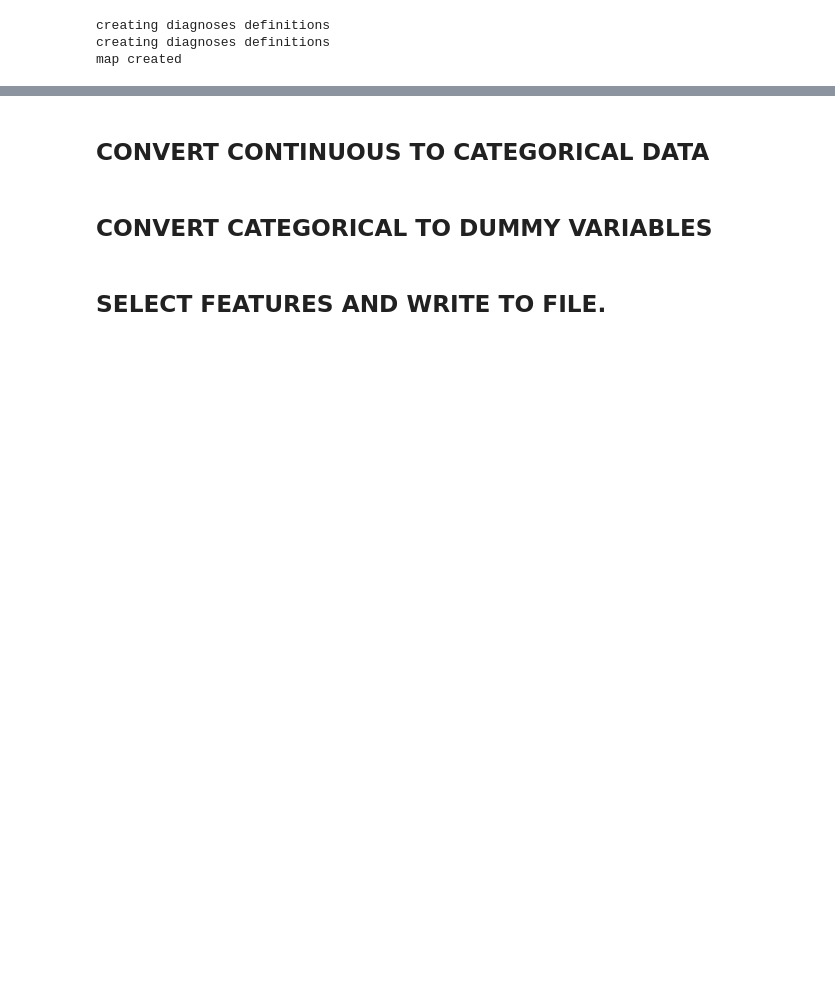
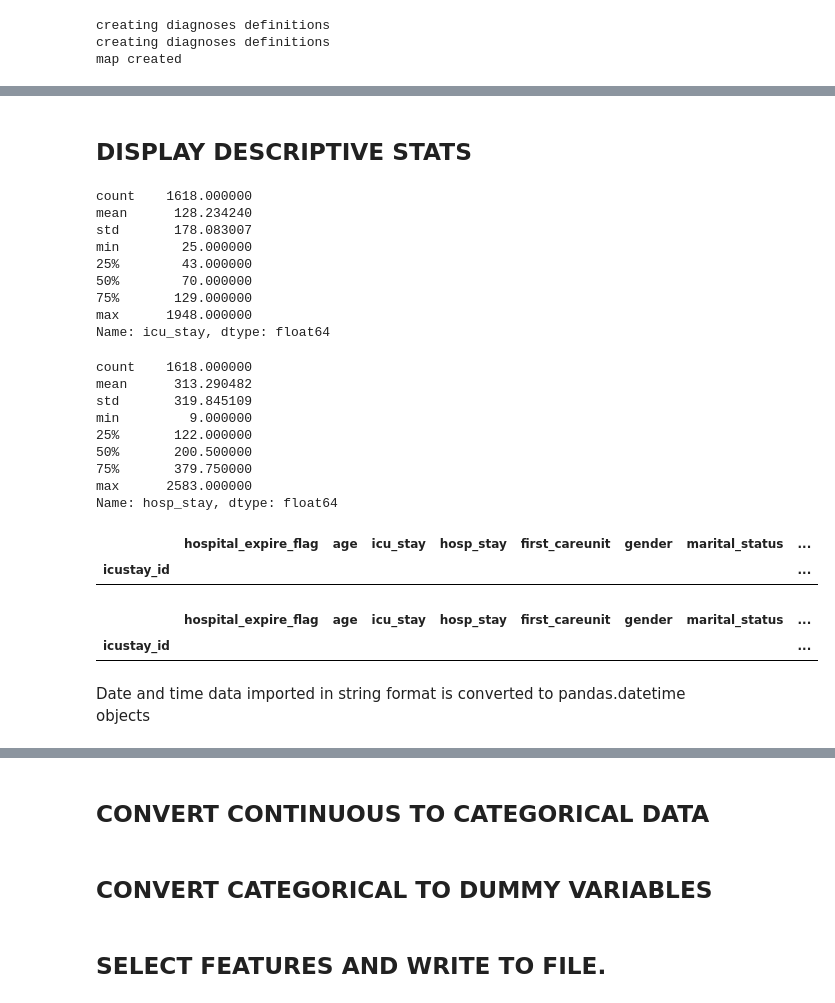
Before and after one commit to RJBeetel3/icu-data-exploration, a Jupyter notebook: icu_mortality_prediction/icu_mortality_prediction/notebooks/PATIENT_DEMOGRAPHICS_FIRST24.ipynb, the cells around one changed output, grey strips where cells are left out. Drawn from its saved outputs; the diff is of its cells as text; code cells hidden in the pictures; blank space fills up the shorter version.

```diff
--- a/icu_mortality_prediction/icu_mortality_prediction/notebooks/PATIENT_DEMOGRAPHICS_FIRST24.ipynb
+++ b/icu_mortality_prediction/icu_mortality_prediction/notebooks/PATIENT_DEMOGRAPHICS_FIRST24.ipynb
@@ -153,0 +203,39 @@ map created
+# %% [markdown]
+## DISPLAY DESCRIPTIVE STATS
+# %%
+display(ptnt_demog_data2_df.icu_stay.dropna().describe())
+display(ptnt_demog_data2_df.hosp_stay.dropna().describe())
+display(ptnt_demog_data2_df[ptnt_demog_data2_df.icu_stay <= 0])
+display(ptnt_demog_data2_df[ptnt_demog_data2_df.hosp_stay <=0])
+icu_stay_low = list(ptnt_demog_data2_df[ptnt_demog_data2_df['icu_stay'] <=0]['icu_stay'].unique())
+age_replace_vals = list(ptnt_demog_data2_df[ptnt_demog_data2_df['age'] > 110]['age'].unique())
+
+#ptnt_demog2.loc[:,'subject_id'] = ptnt_demog2.index
+#ptnt_demog2.index = ptnt_demog2.icustay_id
+#ptnt_demog2.drop('icustay_id', axis = 1, inplace = True)
+#ptnt_demog2.head()
+# %% [output]
+count    1618.000000
+mean      128.234240
+std       178.083007
+min        25.000000
+25%        43.000000
+50%        70.000000
+75%       129.000000
+max      1948.000000
+Name: icu_stay, dtype: float64
+count    1618.000000
+mean      313.290482
+std       319.845109
+min         9.000000
+25%       122.000000
+50%       200.500000
+75%       379.750000
+max      2583.000000
+Name: hosp_stay, dtype: float64
+|  | hospital_expire_flag | age | icu_stay | hosp_stay | first_careunit | gender | marital_status | ... |
+| icustay_id |  |  |  |  |  |  |  | ... |
+|  | hospital_expire_flag | age | icu_stay | hosp_stay | first_careunit | gender | marital_status | ... |
+| icustay_id |  |  |  |  |  |  |  | ... |
+# %% [markdown]
+Date and time data imported in string format is converted to pandas.datetime objects
```
Also changed, not shown: parts of 34 cells of this notebook, 1 other file.
